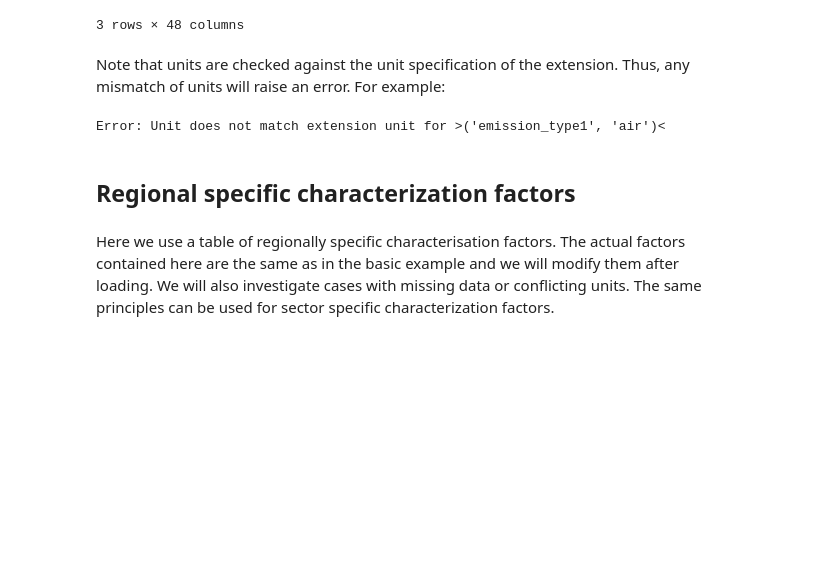
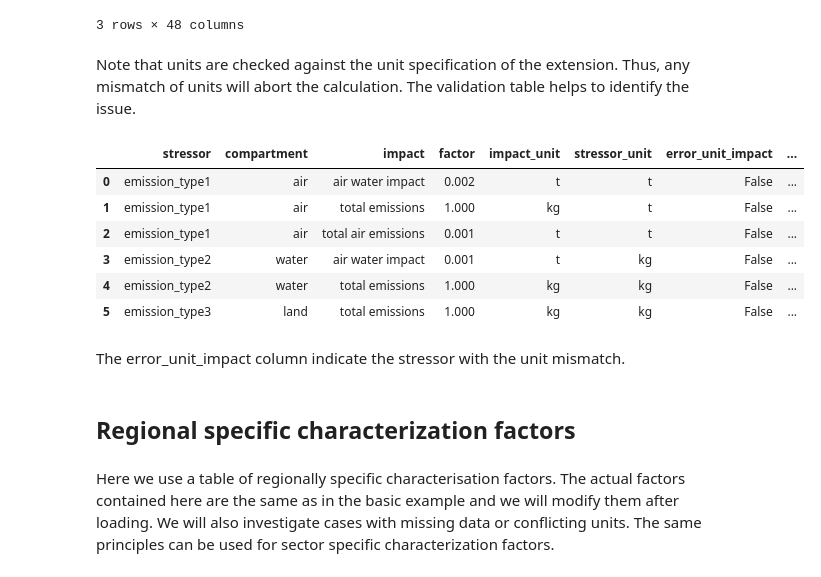
Before and after one commit to IndEcol/pymrio, a Jupyter notebook: doc/source/notebooks/stressor_characterization.ipynb, the cells around one changed output. Drawn from its saved outputs; the diff is of its cells as text; code cells hidden in the pictures; blank space fills up the shorter version.

```diff
--- a/doc/source/notebooks/stressor_characterization.ipynb
+++ b/doc/source/notebooks/stressor_characterization.ipynb
@@ -100,5 +132,5 @@ Any/all of the extensions can be attached to the mrio system
 # %%
-io.impacts = char_emis
+io.impacts = char_emis.extension
 # %% [markdown]
 and used for subsequent calculations:
 # %%
@@ -114,12 +146,5 @@ io.impacts.D_cba
 3 rows × 48 columns
 # %% [markdown]
 Note that units are checked against the unit specification of the extension.
-Thus, any mismatch of units will raise an error. For example:
+Thus, any mismatch of units will abort the calculation. The validation table
+helps to identify the issue.
-# %%
-try:
-    charact_table.loc[charact_table.stressor == "emission_type1", "stressor_unit"] = "t"
-    io.emissions.characterize(charact_table)
-except ValueError as e:
-    print(f"Error: {e}")
-# %% [output]
-Error: Unit does not match extension unit for >('emission_type1', 'air')<
@@ -125,0 +153,2 @@ Error: Unit does not match extension unit for >('emission_type1', 'air')<
+# %%
+ret_error = io.emissions.characterize(charact_table)
@@ -126,3 +157,15 @@ Error: Unit does not match extension unit for >('emission_type1', 'air')<
+# %%
+ret_error.validation
+# %% [output]
+|  | stressor | compartment | impact | factor | impact_unit | stressor_unit | error_unit_impact | ... |
+| 0 | emission_type1 | air | air water impact | 0.002 | t | t | False | ... |
+| 1 | emission_type1 | air | total emissions | 1.000 | kg | t | False | ... |
+| 2 | emission_type1 | air | total air emissions | 0.001 | t | t | False | ... |
+| 3 | emission_type2 | water | air water impact | 0.001 | t | kg | False | ... |
+| 4 | emission_type2 | water | total emissions | 1.000 | kg | kg | False | ... |
+| 5 | emission_type3 | land | total emissions | 1.000 | kg | kg | False | ... |
+# %% [markdown]
+The error_unit_impact column indicate the stressor with the unit mismatch.
 # %% [markdown]
 ## Regional specific characterization factors
 # %% [markdown]
```
Also changed, not shown: parts of 34 cells of this notebook, 1 other file.
